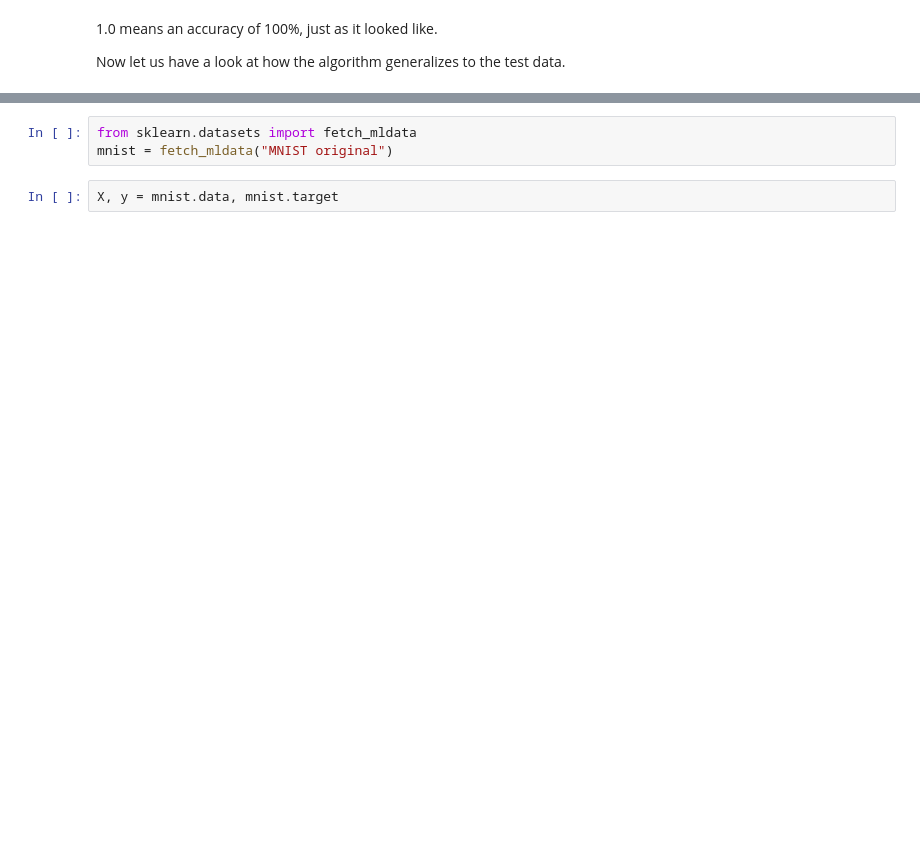
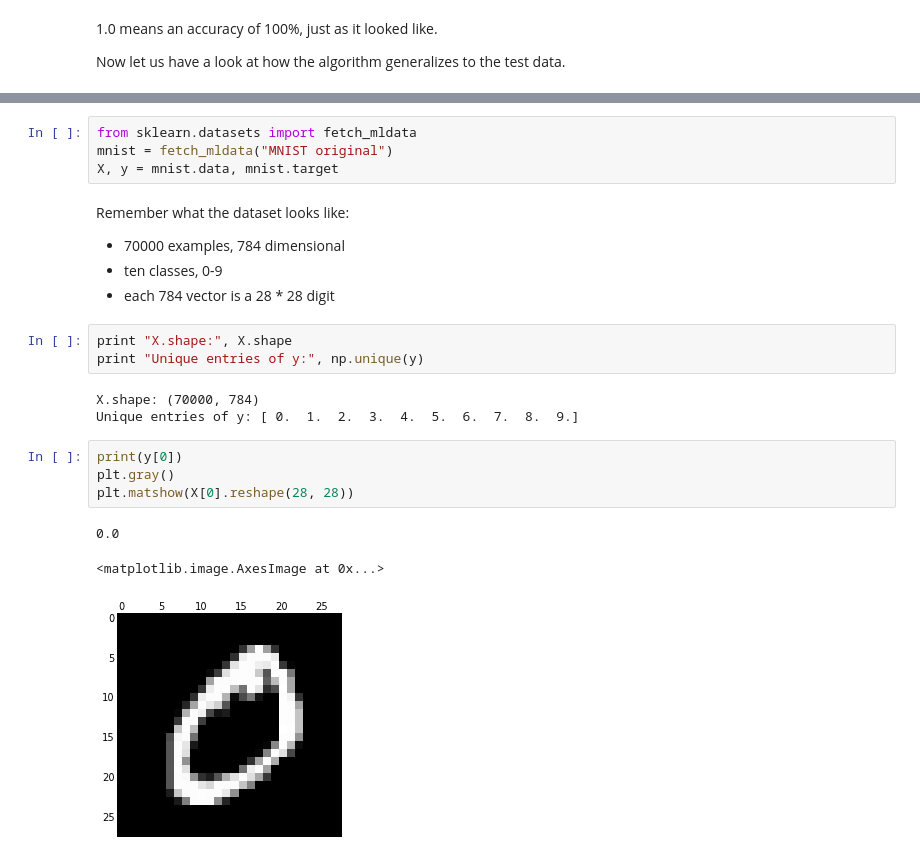
Before and after one commit to temporaer/tutorial_ml_gkbionics, a Jupyter notebook: Logistic Regression.ipynb, the cells around one changed output, grey strips where cells are left out. Drawn from its saved outputs; the diff is of its cells as text; blank space fills up the shorter version.

```diff
--- a/Logistic Regression.ipynb
+++ b/Logistic Regression.ipynb
@@ -90,5 +98,24 @@ array([[-0.98455444, -0.34678996]])
 # %%
 from sklearn.datasets import fetch_mldata
 mnist = fetch_mldata("MNIST original")
+X, y = mnist.data, mnist.target
-# %%
-X, y = mnist.data, mnist.target
+# %% [markdown]
+Remember what the dataset looks like:
+
+- 70000 examples, 784 dimensional
+- ten classes, 0-9
+- each 784 vector is a 28 * 28 digit
+# %%
+print "X.shape:", X.shape
+print "Unique entries of y:", np.unique(y)
+# %% [output]
+X.shape: (70000, 784)
+Unique entries of y: [ 0.  1.  2.  3.  4.  5.  6.  7.  8.  9.]
+# %%
+print(y[0])
+plt.gray()
+plt.matshow(X[0].reshape(28, 28))
+# %% [output]
+0.0
+<matplotlib.image.AxesImage at 0x...>
+[figure, added]
```
Also changed, not shown: parts of 26 cells of this notebook, 2 other files.
